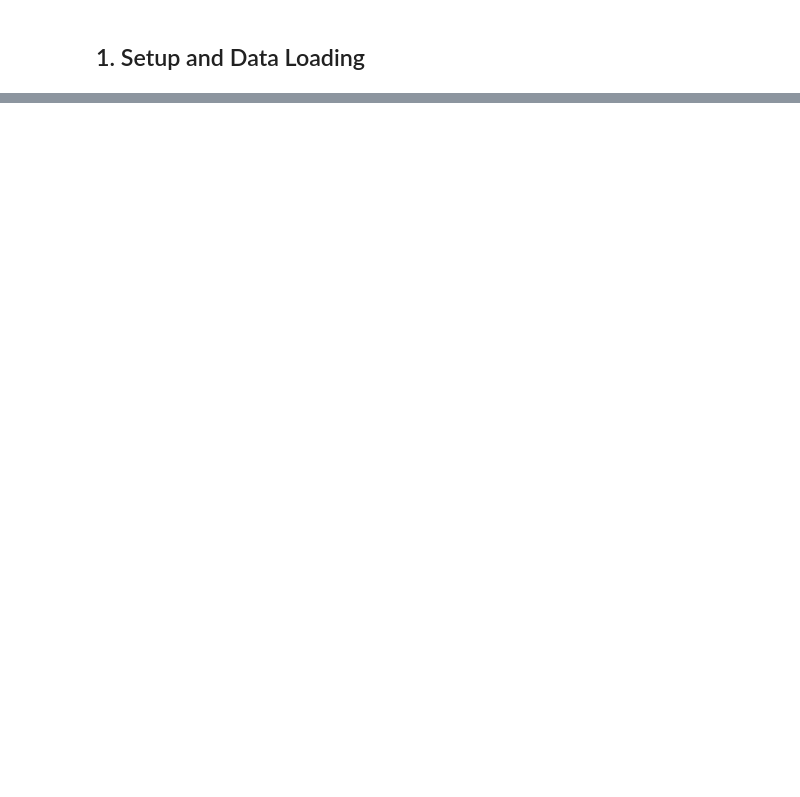
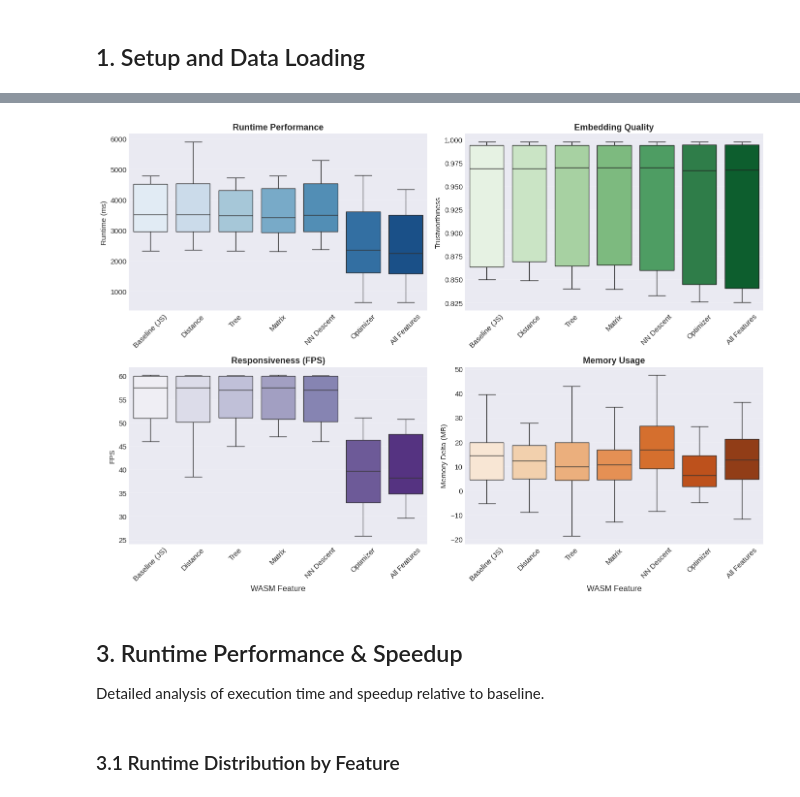
Before and after one commit to elarsaks/umap-bench, a Jupyter notebook: bench/analysis/analysis.ipynb, the cells around one changed output, grey strips where cells are left out. Drawn from its saved outputs; the diff is of its cells as text; code cells hidden in the pictures; blank space fills up the shorter version.

```diff
--- a/bench/analysis/analysis.ipynb
+++ b/bench/analysis/analysis.ipynb
@@ -2743,0 +228,54 @@ Dataset size 80:
+# %%
+# Overview visualization: 4-panel metric comparison
+fig, axes = plt.subplots(2, 2, figsize=(14, 10))
+
+# Runtime
+sns.boxplot(data=df_analysis, x='feature_name', y='runtime_ms', order=feature_order,
+            ax=axes[0, 0], showfliers=False, palette='Blues')
+axes[0, 0].set_title('Runtime Performance', fontsize=13, fontweight='bold')
+axes[0, 0].set_xlabel('')
+axes[0, 0].set_ylabel('Runtime (ms)', fontsize=11)
+axes[0, 0].tick_params(axis='x', rotation=45)
+axes[0, 0].grid(axis='y', alpha=0.3)
+
+# Quality
+if 'trustworthiness' in df_analysis:
+    sns.boxplot(data=df_analysis, x='feature_name', y='trustworthiness', order=feature_order,
+                ax=axes[0, 1], showfliers=False, palette='Greens')
+    axes[0, 1].set_title('Embedding Quality', fontsize=13, fontweight='bold')
+    axes[0, 1].set_xlabel('')
+    axes[0, 1].set_ylabel('Trustworthiness', fontsize=11)
+    axes[0, 1].tick_params(axis='x', rotation=45)
+    axes[0, 1].grid(axis='y', alpha=0.3)
+
+# FPS
+if 'fps_avg' in df_analysis:
+    sns.boxplot(data=df_analysis, x='feature_name', y='fps_avg', order=feature_order,
+                ax=axes[1, 0], showfliers=False, palette='Purples')
+    axes[1, 0].set_title('Responsiveness (FPS)', fontsize=13, fontweight='bold')
+    axes[1, 0].set_xlabel('WASM Feature', fontsize=12)
+    axes[1, 0].set_ylabel('FPS', fontsize=11)
+    axes[1, 0].tick_params(axis='x', rotation=45)
+    axes[1, 0].grid(axis='y', alpha=0.3)
+
+# Memory
+if 'memory_delta_mb' in df_analysis:
+    sns.boxplot(data=df_analysis, x='feature_name', y='memory_delta_mb', order=feature_order,
+                ax=axes[1, 1], showfliers=False, palette='Oranges')
+    axes[1, 1].set_title('Memory Usage', fontsize=13, fontweight='bold')
+    axes[1, 1].set_xlabel('WASM Feature', fontsize=12)
+    axes[1, 1].set_ylabel('Memory Delta (MB)', fontsize=11)
+    axes[1, 1].tick_params(axis='x', rotation=45)
+    axes[1, 1].grid(axis='y', alpha=0.3)
+
+plt.tight_layout()
+plt.savefig('../outputs/figures/overview_all_metrics.png', bbox_inches='tight', dpi=200)
+plt.show()
+# %% [output]
+[figure, added]
+# %% [markdown]
+## 3. Runtime Performance & Speedup
+
+Detailed analysis of execution time and speedup relative to baseline.
+# %% [markdown]
+### 3.1 Runtime Distribution by Feature
```
Also changed, not shown: parts of 106 cells of this notebook, 2 other files.
